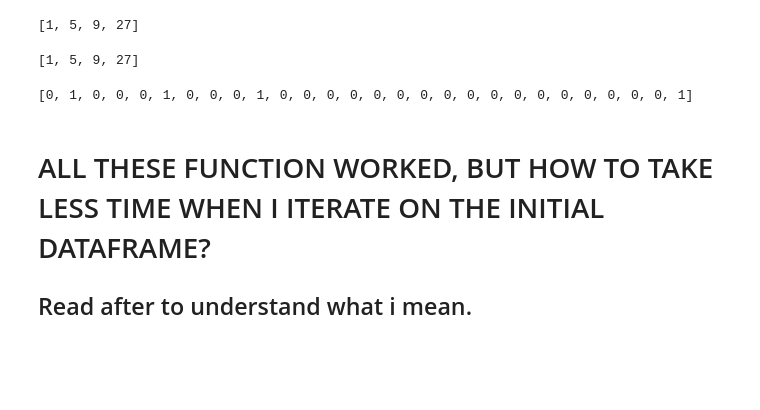
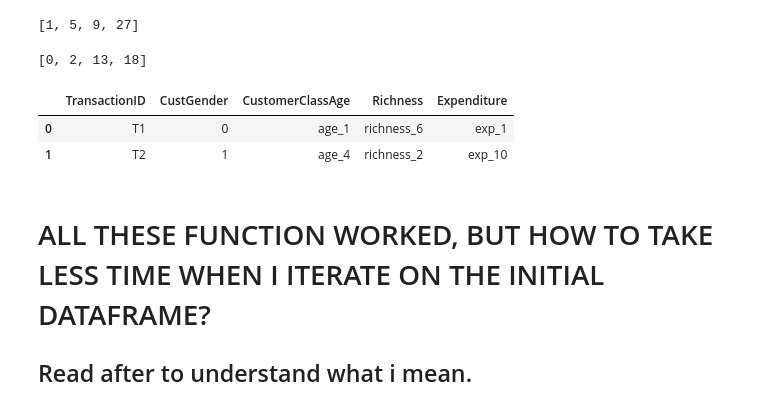
Before and after one commit to Gianlufrez/ADM_HW4, a Jupyter notebook: Last_update_part_2.ipynb, the cells around one changed output. Saved outputs shown, nothing was run; the diff lists cells and outputs as text; code cells hidden in the pictures; blank space fills up the shorter version.

```diff
--- a/Last_update_part_2.ipynb
+++ b/Last_update_part_2.ipynb
@@ -104,13 +112,15 @@ position_2(df, 1)
 # %% [output]
 [1, 5, 9, 27]
 # %%
-position_1(df, 1)
+position_1(df, 0)
 # %% [output]
-[1, 5, 9, 27]
+[0, 2, 13, 18]
-# %%
-print(hot_vector(df, 1))
-# %% [output]
-[0, 1, 0, 0, 0, 1, 0, 0, 0, 1, 0, 0, 0, 0, 0, 0, 0, 0, 0, 0, 0, 0, 0, 0, 0, 0, 0, 1]
+# %%
+df.head(2)
+# %% [output]
+|  | TransactionID | CustGender | CustomerClassAge | Richness | Expenditure |
+| 0 | T1 | 0 | age_1 | richness_6 | exp_1 |
+| 1 | T2 | 1 | age_4 | richness_2 | exp_10 |
 # %% [markdown]
 # ALL THESE FUNCTION WORKED, BUT HOW TO TAKE LESS TIME WHEN I ITERATE ON THE INITIAL DATAFRAME?
 
```
Also changed, not shown: parts of 12 cells of this notebook.
